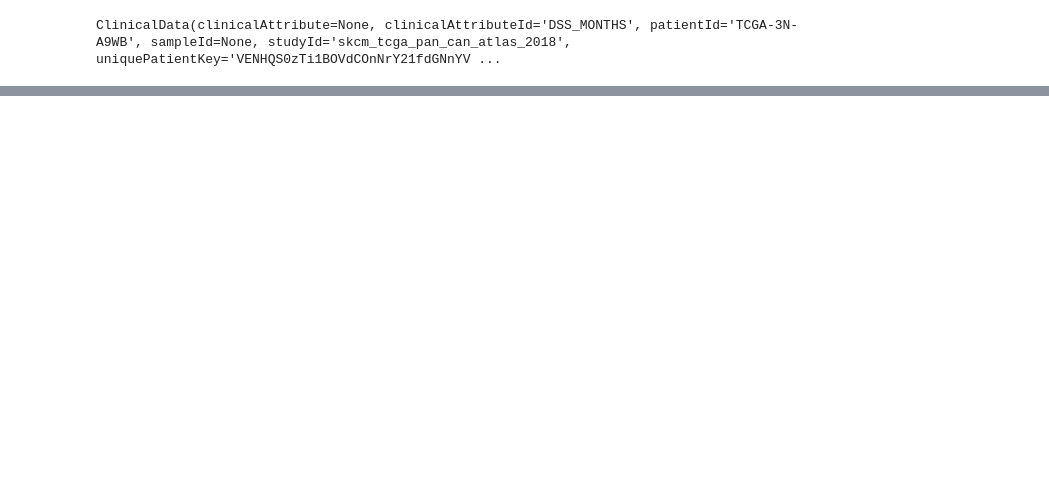
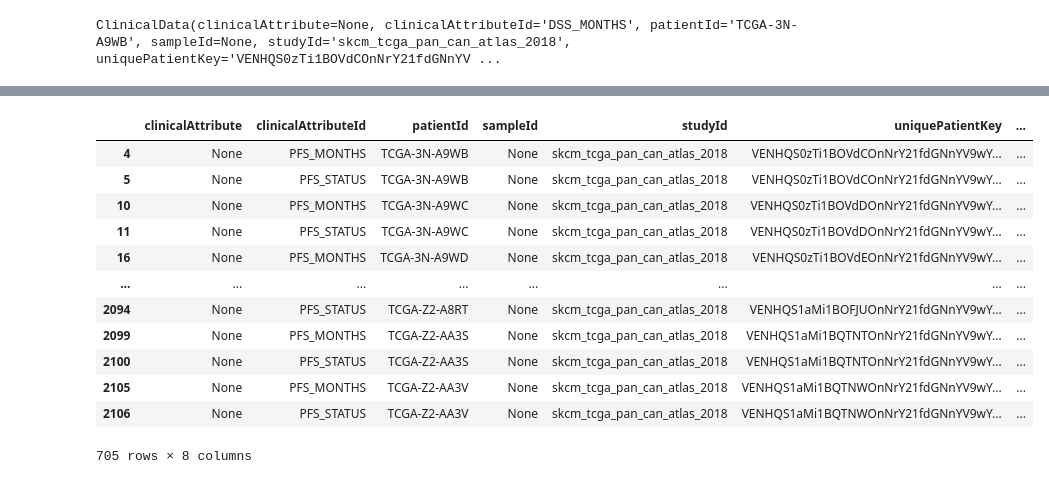
Before and after one commit to doori/workbench, a Jupyter notebook: python/intro/survival.ipynb, the cells around one changed output, grey strips where cells are left out. Saved outputs shown, nothing was run; the diff lists cells and outputs as text; code cells hidden in the pictures; blank space fills up the shorter version.

```diff
--- a/python/intro/survival.ipynb
+++ b/python/intro/survival.ipynb
@@ -48,0 +135,17 @@ df
+# %%
+progression_free_survival = df.loc[(df.clinicalAttributeId == "PFS_MONTHS") | (df.clinicalAttributeId == "PFS_STATUS")]
+progression_free_survival
+# %% [output]
+|  | clinicalAttribute | clinicalAttributeId | patientId | sampleId | studyId | uniquePatientKey | ... |
+| 4 | None | PFS_MONTHS | TCGA-3N-A9WB | None | skcm_tcga_pan_can_atlas_2018 | VENHQS0zTi1BOVdCOnNrY21fdGNnYV9wY... | ... |
+| 5 | None | PFS_STATUS | TCGA-3N-A9WB | None | skcm_tcga_pan_can_atlas_2018 | VENHQS0zTi1BOVdCOnNrY21fdGNnYV9wY... | ... |
+| 10 | None | PFS_MONTHS | TCGA-3N-A9WC | None | skcm_tcga_pan_can_atlas_2018 | VENHQS0zTi1BOVdDOnNrY21fdGNnYV9wY... | ... |
+| 11 | None | PFS_STATUS | TCGA-3N-A9WC | None | skcm_tcga_pan_can_atlas_2018 | VENHQS0zTi1BOVdDOnNrY21fdGNnYV9wY... | ... |
+| 16 | None | PFS_MONTHS | TCGA-3N-A9WD | None | skcm_tcga_pan_can_atlas_2018 | VENHQS0zTi1BOVdEOnNrY21fdGNnYV9wY... | ... |
+| ... | ... | ... | ... | ... | ... | ... | ... |
+| 2094 | None | PFS_STATUS | TCGA-Z2-A8RT | None | skcm_tcga_pan_can_atlas_2018 | VENHQS1aMi1BOFJUOnNrY21fdGNnYV9wY... | ... |
+| 2099 | None | PFS_MONTHS | TCGA-Z2-AA3S | None | skcm_tcga_pan_can_atlas_2018 | VENHQS1aMi1BQTNTOnNrY21fdGNnYV9wY... | ... |
+| 2100 | None | PFS_STATUS | TCGA-Z2-AA3S | None | skcm_tcga_pan_can_atlas_2018 | VENHQS1aMi1BQTNTOnNrY21fdGNnYV9wY... | ... |
+| 2105 | None | PFS_MONTHS | TCGA-Z2-AA3V | None | skcm_tcga_pan_can_atlas_2018 | VENHQS1aMi1BQTNWOnNrY21fdGNnYV9wY... | ... |
+| 2106 | None | PFS_STATUS | TCGA-Z2-AA3V | None | skcm_tcga_pan_can_atlas_2018 | VENHQS1aMi1BQTNWOnNrY21fdGNnYV9wY... | ... |
+705 rows × 8 columns
```
Also changed, not shown: parts of 11 cells of this notebook.
